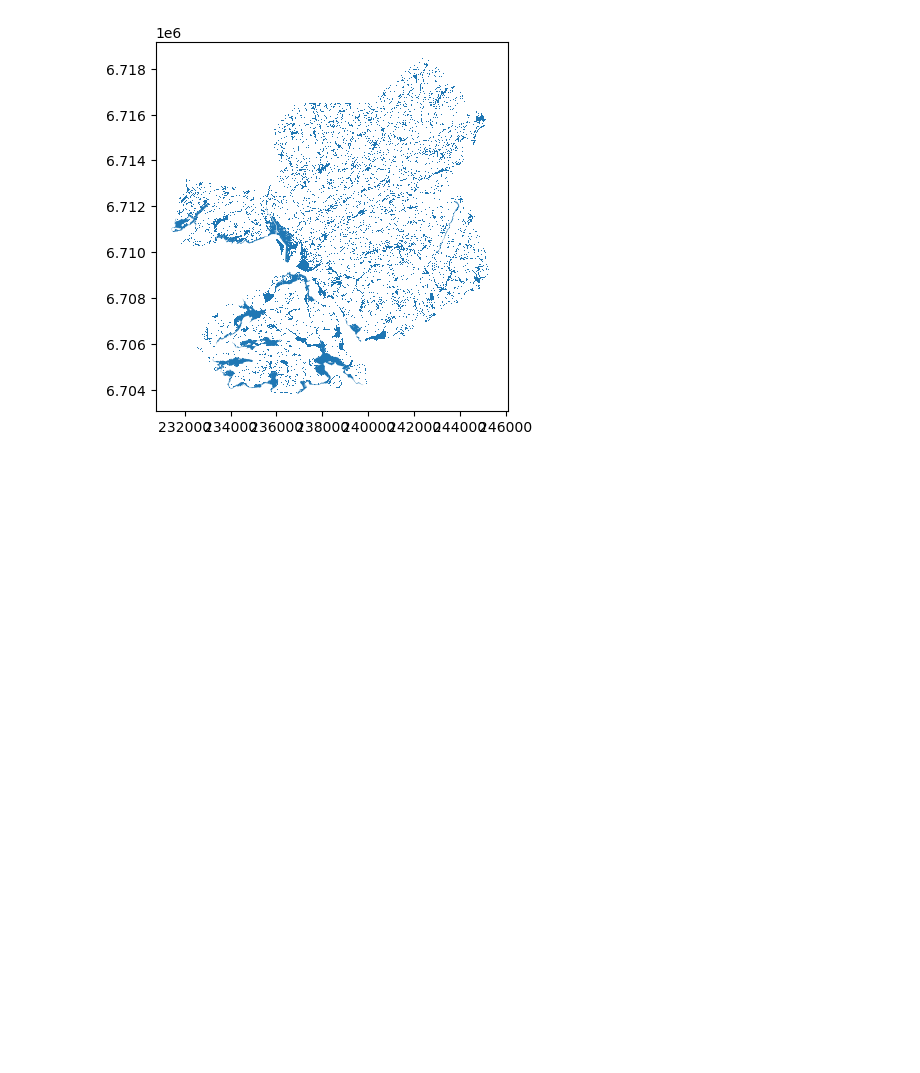
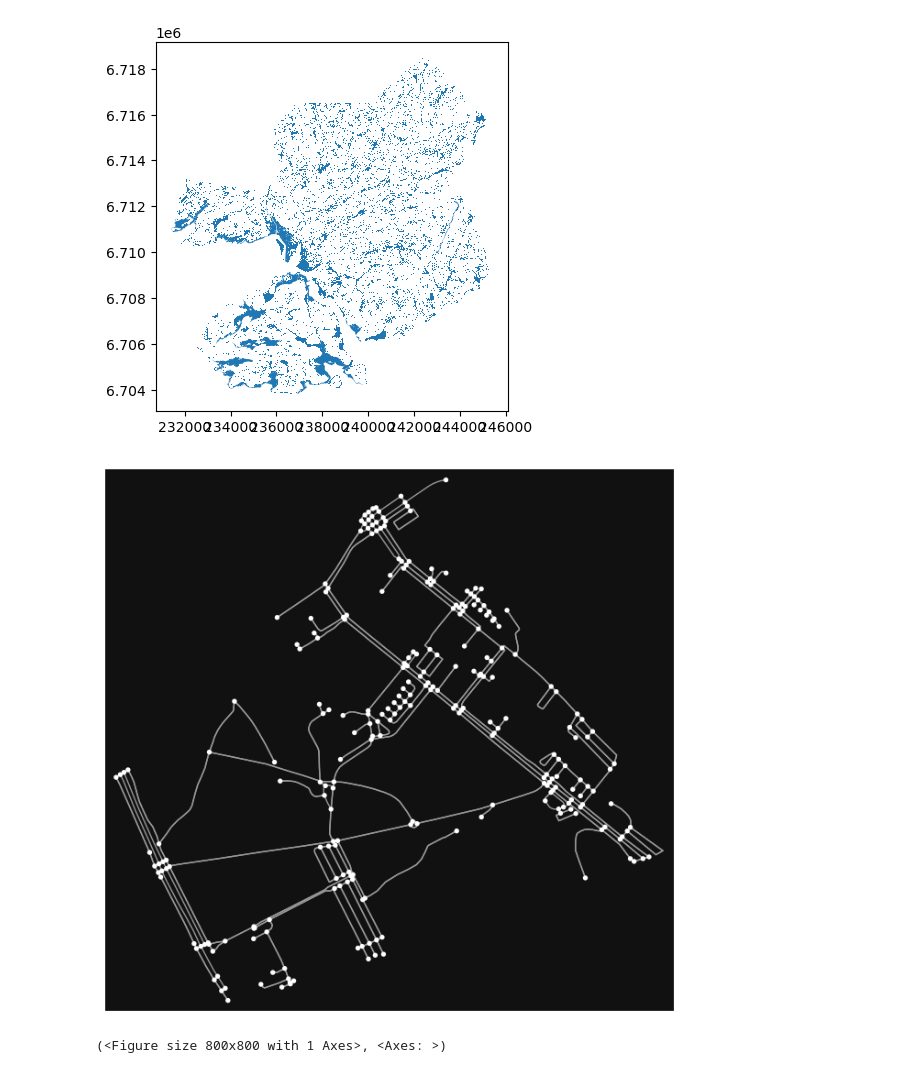
Before and after one commit to lasain/lasninas, a Jupyter notebook: osm_cycle_network.ipynb, the cells around one changed output. Drawn from its saved outputs; the diff is of its cells as text; code cells hidden in the pictures; blank space fills up the shorter version.

Commit message:
Added notebook for bike network loading

```diff
--- a/osm_cycle_network.ipynb
+++ b/osm_cycle_network.ipynb
@@ -94,3 +94,18 @@ tulvat.plot()
 # %% [output]
 <Axes: >
 [figure]
+# %%
+import osmnx as ox
+import networkx as nx
+
+# Download bikeable network
+G_kupittaa = ox.graph_from_place(
+    "Kupittaa, Turku, Finland",
+    network_type="bike"
+)
+
+# 4. Visualisoidaan ladattu graafi
+ox.plot_graph(G_kupittaa)
+# %% [output]
+[figure, added]
+(<Figure size 800x800 with 1 Axes>, <Axes: >)
```
Also changed, not shown: parts of 3 cells of this notebook.
